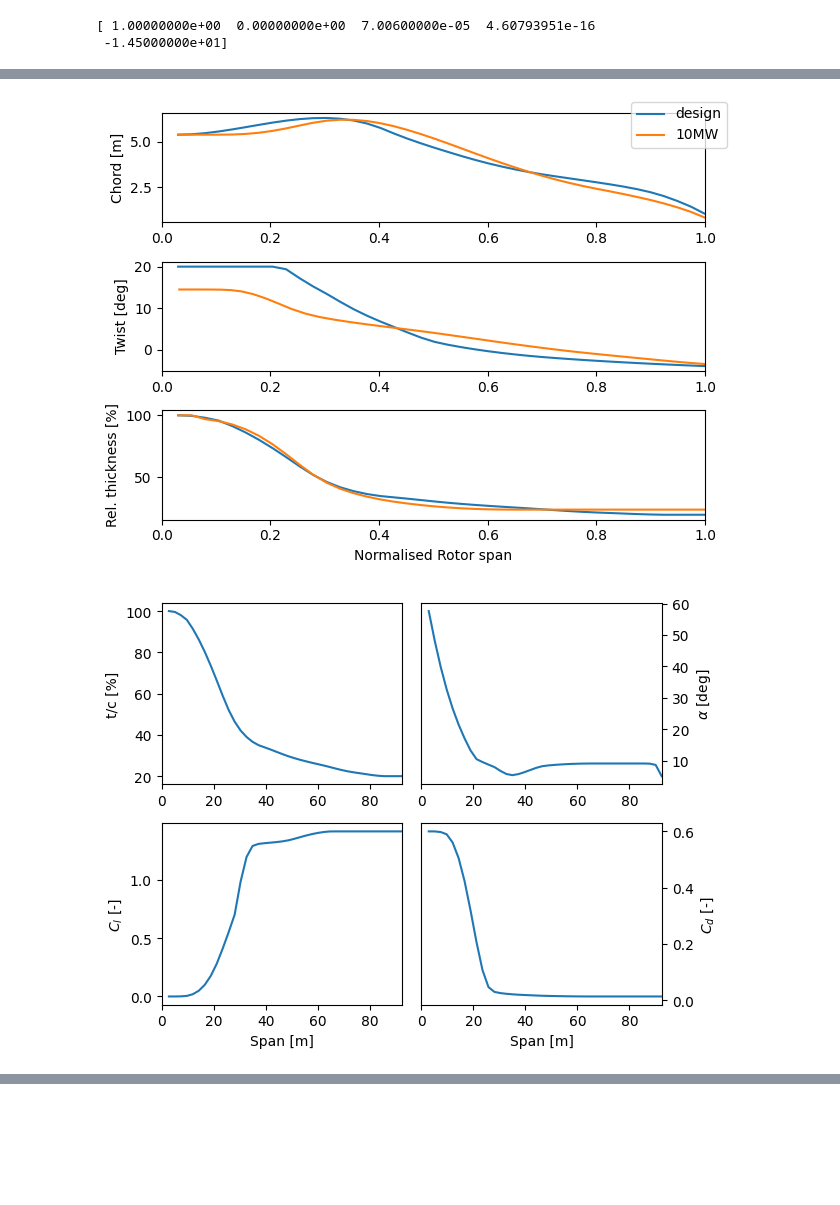
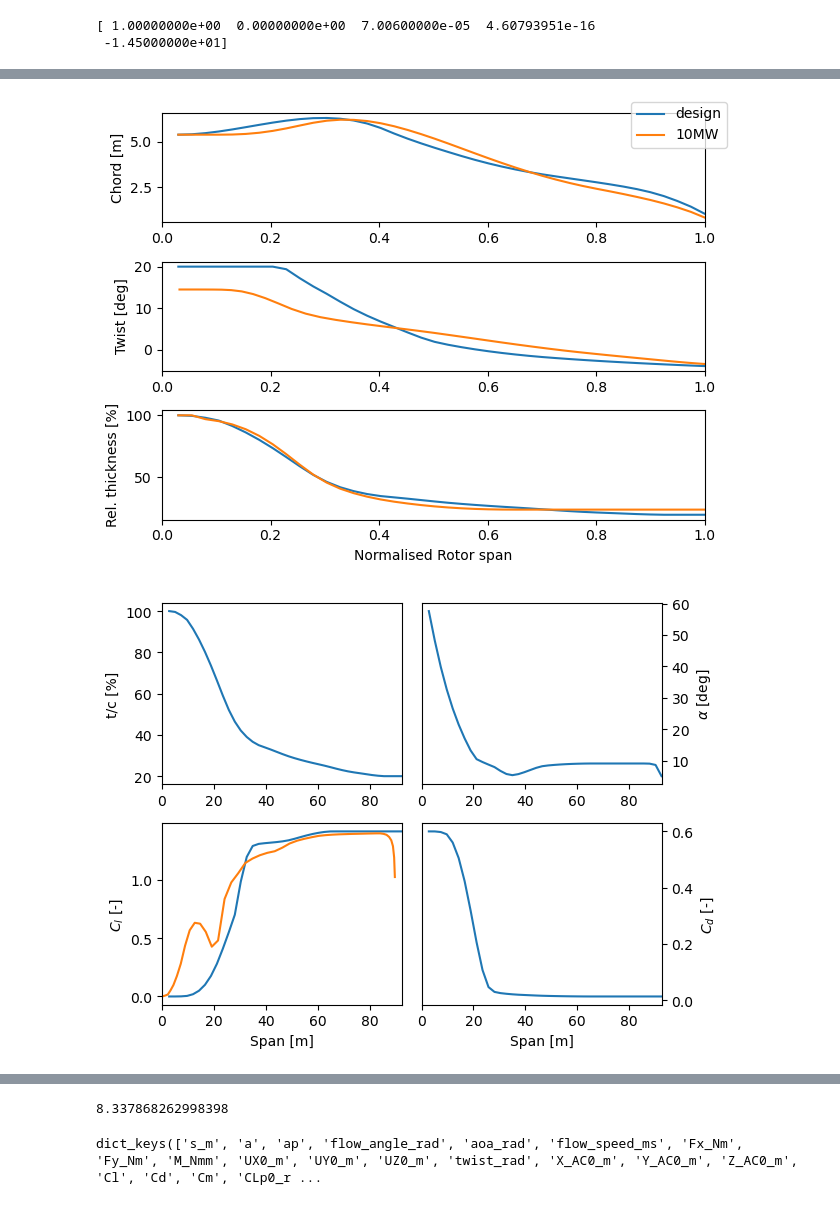
Before and after one commit to nicolaquaia/LAC_final, a Jupyter notebook: assignment_01/assignment1_02.ipynb, the cells around one changed output, grey strips where cells are left out. Drawn from its saved outputs; the diff is of its cells as text; code cells hidden in the pictures; blank space fills up the shorter version.

```diff
--- a/assignment_01/assignment1_02.ipynb
+++ b/assignment_01/assignment1_02.ipynb
@@ -225,38 +189,38 @@ plt.show()
 R = R_Y  # Rotor radius [m]
 r_hub = 2.8  # Hub radius [m]
 r = np.linspace(r_hub, R - 0.1, 40)  # Rotor span [m]
-
+chord_root = 5.38  # Chord size at the root [m]
+chord_max = 6.3  # Maximum chord size [m]
 #chord_max = np.amax(abs_t)/(np.amax(des_param[0,:])/100) # Maximum chord size [m]
 """BE CAREFUL HOW TO CHOOSE CHORD MAX"""
-
-chord_root = 5.38  # Chord size at the root [m]
-t = t # Absolute thickness [m]
+t = abs_t # Absolute thickness [m]
 B = 3  # Number of blades [#]
 # Aero dynamic polar design functions and the values (t/c vs. cl, cd, aoa)
 cl_scale = 1.0  # Change this value to scale the cl-values
 cl_des, cd_des, aoa_des, tc_vals, cl_vals, cd_vals, aoa_vals = get_design_functions(2)
 
+TSR = np.linspace(6,12,20)
+chord_max_list = [6.3]
 
-TSR=np.linspace(6,12,20)
-chord_max_list = [6.3]
 for chord_max in chord_max_list:
     CP_list =[]
+
     for tsr in TSR:
         # %% Solving for the a single design
         chord, tc, twist, cl, cd, aoa, a, CLT, CLP, CT, CP = single_point_design(
             r, t, tsr, R, cl_des, cd_des, aoa_des, chord_root, chord_max, B)
         CP_list.append(CP)
 
-
-    plt.plot(TSR,CP_list,label=f"{chord_max}")
+    plt.plot(TSR,CP_list)
 
 CP_max=np.amax(CP_list)
 TSR_max=TSR[np.argmax(CP_list)]
 
-plt.scatter(TSR_max,CP_max)
+plt.axhline(CP_max, label = f'Max CP = {CP_max:.3f}',linestyle='--', color='red')
+plt.axvline(TSR_max, label = f'Max TSR = {TSR_max:.1f}',linestyle='--', color='k')
+plt.xlabel("TSR")
+plt.ylabel('CP')
 plt.legend()
 plt.grid()
 plt.show()
-
-print(CP_max,TSR_max) #Obtained TSR
 # %% [output]
@@ -265,18 +228,5 @@ print(CP_max,TSR_max) #Obtained TSR
 # %%
-# %% Inputs
-R = R_Y  # Rotor radius [m]
 tsr = TSR_max  # Tip-Speed-Ratio [-]
-r_hub = 2.8  # Hub radius [m]
-r = np.linspace(r_hub, R - 0.1, 40) # Rotor span [m]
-chord_max = 6.3  # Maximum chord size [m]
-chord_root = 5.38  # Chord size at the root [m]
-t = t # Absolute thickness [m]
-B = 3  # Number of blades [#]
-# Aero dynamic polar design functions and the values (t/c vs. cl, cd, aoa)
-cl_scale = 1.0  # Change this value to scale the cl-values
-cl_des, cd_des, aoa_des, tc_vals, cl_vals, cd_vals, aoa_vals = get_design_functions(
-    2
-)
 
 # %% Solving for the a single design
 chord, tc, twist, cl, cd, aoa, a, CLT, CLP, CT, CP = single_point_design(
@@ -284,7 +234,8 @@ chord, tc, twist, cl, cd, aoa, a, CLT, CLP, CT, CP = single_point_design(
 )
 
 """Data 10MW"""
-twist_10MW=np.array([ 0.253095  ,  0.253104  ,  0.253113  ,  0.253115  ,  0.253106  ,
+
+twist_10MW = np.array([ 0.253095  ,  0.253104  ,  0.253113  ,  0.253115  ,  0.253106  ,
         0.253088  ,  0.253019  ,  0.252883  ,  0.25241   ,  0.250469  ,
         0.245123  ,  0.23393   ,  0.216861  ,  0.195114  ,  0.171519  ,
         0.151683  ,  0.136897  ,  0.125664  ,  0.115773  ,  0.1066    ,
@@ -368,6 +319,7 @@ axs3[0, 1].yaxis.set_label_position("right")
 
 # cl
 axs3[1, 0].plot(r, cl)
+axs3[1, 0].plot(r_redesign, Cl_redesign)
 axs3[1, 0].set_ylabel("$C_l$ [-]")
 axs3[1, 0].set_xlabel("Span [m]")
 axs3[1, 0].set_xlim(0, R)
@@ -388,31 +340,31 @@ fig4, axs4 = plt.subplots(3, 1, num=4, clear=True, figsize=(6.5, 5.5))
 # Local-Thrust-Coefficient
 axs4[0].plot(r, CLT, label="1*thickness")
 axs4[0].axhline(y=8 / 9, ls="--", color="k", lw=1)
 axs4[0].set_ylabel("Local thrust ($C_{LT}$) [-]")
 axs4[0].set_ylim(0, 1.0)
 axs4[0].set_xlim(0, R)
 
 
 # Local-Power-Coefficient
 axs4[1].plot(r, CLP)
 axs4[1].axhline(y=16 / 27, ls="--", color="k", lw=1)
 axs4[1].set_ylabel("Local Power ($C_{LP}$) [-]")
 axs4[1].set_xlim(0, R)
 axs4[1].set_ylim(-0.4, 0.6)
 
 # Axial Induction
 axs4[2].plot(r, a)
 axs4[2].axhline(y=1 / 3, ls="--", color="k", lw=1)
 axs4[2].set_ylabel("Axial induction ($a$) [-]")
 axs4[2].set_xlabel("Rotor span [m]")
 axs4[2].set_xlim(0, R)
 
 fig4.legend()
 fig4.suptitle(f"$C_T$={CT:1.3f}, $C_P$={CP:1.3f}")#, $C_T_Rel_Thi$={CT1:1.3f}, $C_P_Rel_Thi$={CP1:1.3f}")
 fig4.tight_layout()
 
 plt.show()
 # %% [output]
 [figure]
 [figure]
-[figure, old version]
+[figure, new version]
@@ -419,0 +372,26 @@ plt.show()
+# %%
+omega_Y = (TSR_max * V_rated_Y / R_Y) * 60 / (2 * np.pi)
+print(omega_Y)
+# %% [output]
+8.337868262998398
+# %%
+ind_data = load_ind('Group1_redesign_hawc2s_1wsp_u11123.ind')
+ind_data_DTU_10 = load_ind('dtu_10mw_hawc2s_1wsp_u8000.ind')
+# Print the names in the dict
+print(ind_data.keys())
+
+alpha_redesign = np.rad2deg(ind_data['aoa_rad'])
+Cl_redesign = ind_data['Cl']
+Cd_redesign = ind_data['Cd']
+CP_redesign = ind_data['CP']
+CT_redesign = ind_data['CT']
+r_redesign = ind_data["s_m"]
+
+alpha_DTU_10 = np.rad2deg(ind_data['aoa_rad'])
+Cl_DTU_10 = ind_data_DTU_10['Cl']
+Cd_DTU_10 = ind_data_DTU_10['Cd']
+CP_DTU_10 = ind_data_DTU_10['CP']
+CT_DTU_10 = ind_data_DTU_10['CT']
+r_DTU_10 = ind_data_DTU_10["s_m"]
+# %% [output]
+dict_keys(['s_m', 'a', 'ap', 'flow_angle_rad', 'aoa_rad', 'flow_speed_ms', 'Fx_Nm', 'Fy_Nm', 'M_Nmm', 'UX0_m', 'UY0_m', 'UZ0_m', 'twist_rad', 'X_AC0_m', 'Y_AC0_m', 'Z_AC0_m', 'Cl', 'Cd', 'Cm', 'CLp0_r ...
```
Also changed, not shown: parts of 13 cells of this notebook.
